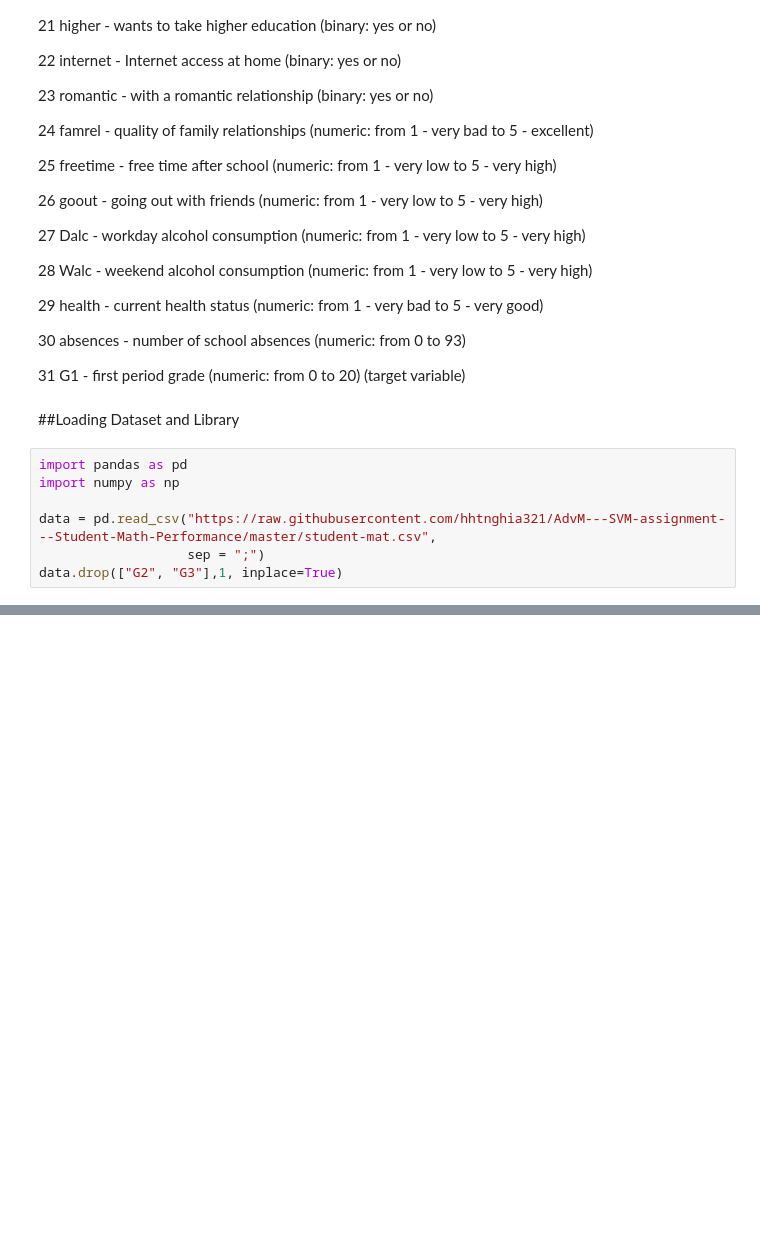
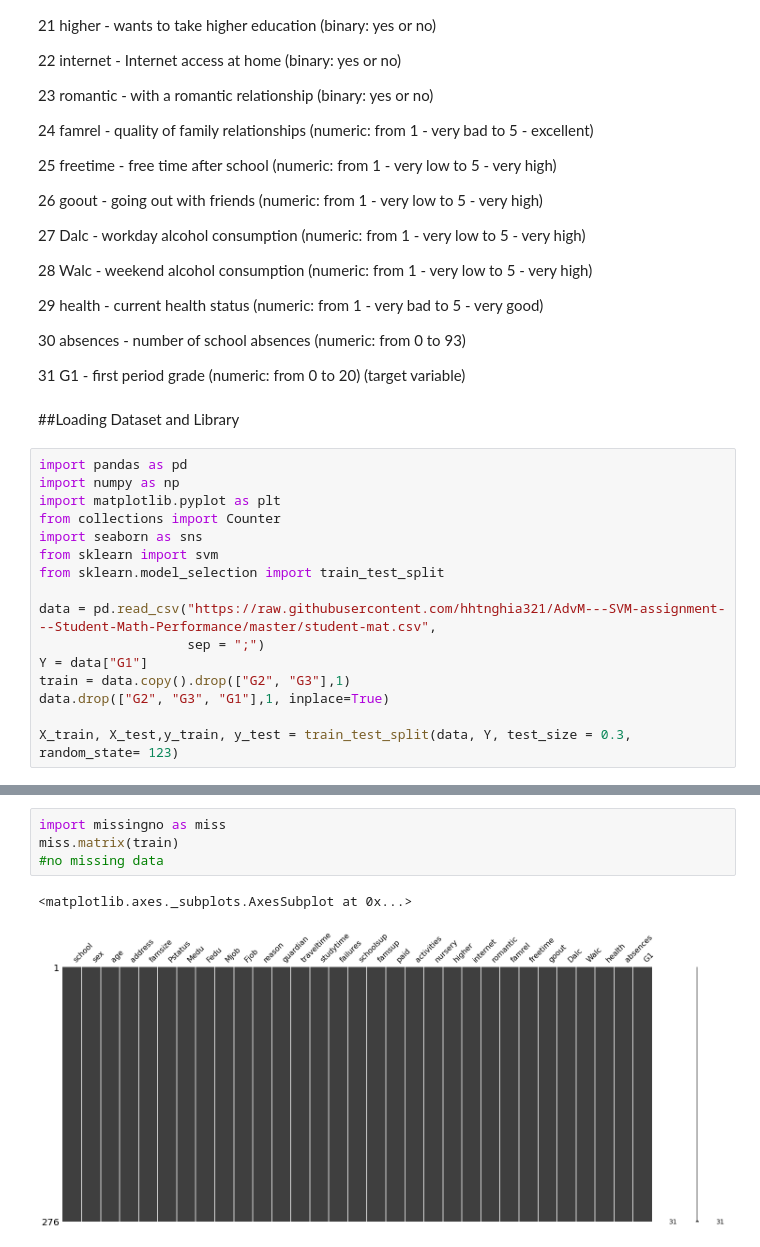
Before and after one commit to hhtnghia321/AdvM---SVM-assignment---Student-Math-Performance, a Jupyter notebook: SVM_Kernel_Method_Assignment.ipynb, the cells around one changed output, grey strips where cells are left out. Drawn from its saved outputs; the diff is of its cells as text; blank space fills up the shorter version.

```diff
--- a/SVM_Kernel_Method_Assignment.ipynb
+++ b/SVM_Kernel_Method_Assignment.ipynb
@@ -79,7 +79,16 @@ Attributes for both student-mat.csv (Math course) and student-por.csv (Portugues
 # %%
 import pandas as pd
 import numpy as np
+import matplotlib.pyplot as plt
+from collections import Counter
+import seaborn as sns
+from sklearn import svm
+from sklearn.model_selection import train_test_split
 
 data = pd.read_csv("https://raw.githubusercontent.com/hhtnghia321/AdvM---SVM-assignment---Student-Math-Performance/master/student-mat.csv",
                    sep = ";")
-data.drop(["G2", "G3"],1, inplace=True)
+Y = data["G1"]
+train = data.copy().drop(["G2", "G3"],1)
+data.drop(["G2", "G3", "G1"],1, inplace=True)
+
+X_train, X_test,y_train, y_test = train_test_split(data, Y, test_size = 0.3, random_state= 123)
@@ -101,0 +111,7 @@ data
+# %%
+import missingno as miss
+miss.matrix(train)
+#no missing data
+# %% [output]
+<matplotlib.axes._subplots.AxesSubplot at 0x...>
+[figure, added]
```
Also changed, not shown: parts of 9 cells of this notebook.
